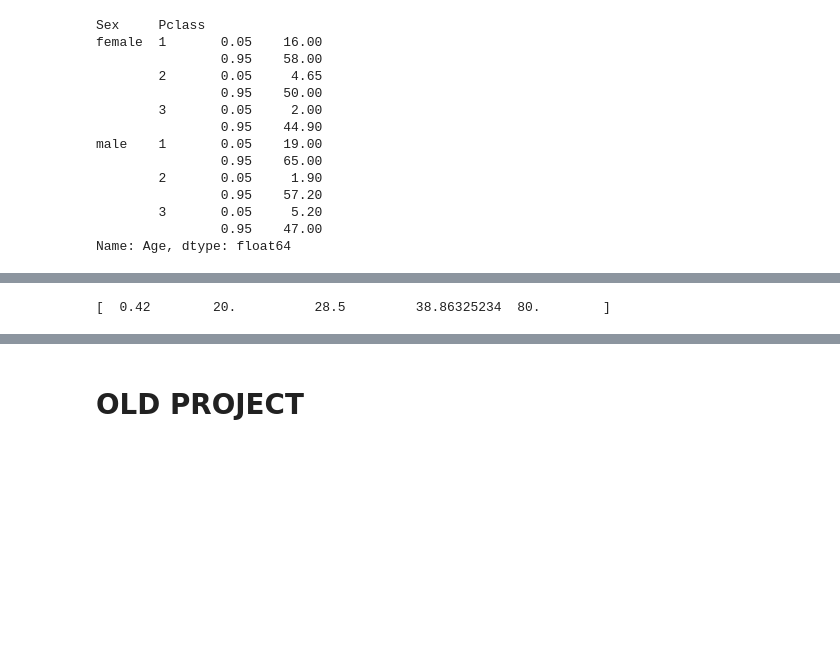
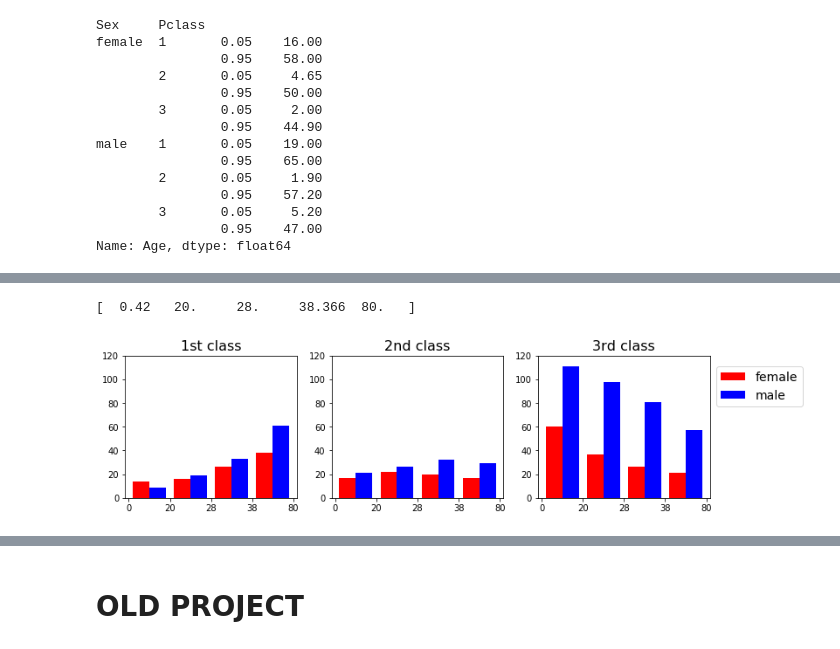
Before and after one commit to mabelvj/data-analyst-nanodegree, a Jupyter notebook: P2-investigate-dataset/P2_report.ipynb, the cells around one changed output, grey strips where cells are left out. Drawn from its saved outputs; the diff is of its cells as text; code cells hidden in the pictures; blank space fills up the shorter version.

```diff
--- a/P2-investigate-dataset/P2_report.ipynb
+++ b/P2-investigate-dataset/P2_report.ipynb
@@ -227,9 +151,9 @@ plt.ylabel('', fontsize = 14)
 # %%
 #Calculate the quantiles
-quartiles = df['Age'].quantile([.000,.25,.5,.75, 1.])
+quartiles = df['Age'].quantile([.0,.25,.5,.75, 1.])
 print quartiles.values
 
-df['Age_group'] = pd.cut(df['Age'], quartiles.values, labels=[1,2,3,4])
+df['Age_group'] = pd.cut(df['Age'], quartiles.values, labels=[1,2,3,4], precision= 3, include_lowest= True)
 
 # transform categorical data into integer
 
@@ -238,4 +162,60 @@ df['Sex_label'] =pd.Categorical.from_array(df['Sex'])
 #Is a Factor, as in R. To access labels: f.labels
 # To access levels: f.levels
 # %% [output]
-[  0.42        20.          28.5         38.86325234  80.        ]
+[  0.42   20.     28.     38.366  80.   ]
+# %%
+def place_legend_outside(ax):
+
+    # Shrink current axis by 20%
+    box = ax.get_position()
+    #ax.set_position([box.x0, box.y0, box.width * 0.8, box.height])
+
+    # Put a legend to the right of the current axis
+    ax.legend(loc='lower left', bbox_to_anchor=(1, 0.6), fontsize= 14)
+
+
+
+fig = plt.figure(figsize=[12,3])
+ax = fig.add_subplot(131)
+
+age_labels=['0','%d'%(quartiles[.25]), '%d'%(quartiles[.5]), '%d'%(quartiles[.75]),'%d'%(quartiles[1.])]
+
+limits= [0,120]
+
+
+#First class, ages,gender
+plt.subplot(131)
+plt.hist([df['Age_group'][(df['Pclass']==1) & (df['Sex']== 'female')].values.labels,
+          df['Age_group'][(df['Pclass']==1) & (df['Sex']== 'male')].values.labels],
+         color=['red', 'blue'], bins=[0, 1, 2, 3, 4], histtype='bar')
+plt.title('1st class', fontsize = 16)
+plt.xticks(range(5), age_labels)
+plt.ylim(limits)
+
+
+#Second class, ages,gender
+plt.subplot(132)
+plt.hist([df['Age_group'][(df['Pclass']==2) & (df['Sex']== 'female')].values.labels,
+          df['Age_group'][(df['Pclass']==2) & (df['Sex']== 'male')].values.labels],
+         color=['red', 'blue'], bins=[0, 1, 2, 3, 4], histtype='bar')
+
+plt.title('2nd class', fontsize = 16)
+#plt.title('female')
+plt.xticks(range(5), age_labels)
+plt.ylim(limits)
+
+
+#Third class, ages,gender
+ax3= plt.subplot(133)
+plt.hist([df['Age_group'][(df['Pclass']==3) & (df['Sex']== 'female')].values.labels,
+          df['Age_group'][(df['Pclass']==3) & (df['Sex']== 'male')].values.labels],
+         color=['red', 'blue'], bins=[0, 1, 2, 3, 4], histtype='bar', label = ['female', 'male'] )
+
+plt.title('3rd class', fontsize = 16)
+plt.xticks(range(5), age_labels)
+plt.ylim(limits)
+plt.legend()
+
+place_legend_outside(ax3)
+# %% [output]
+[figure, added]
```
Also changed, not shown: parts of 16 cells of this notebook.
